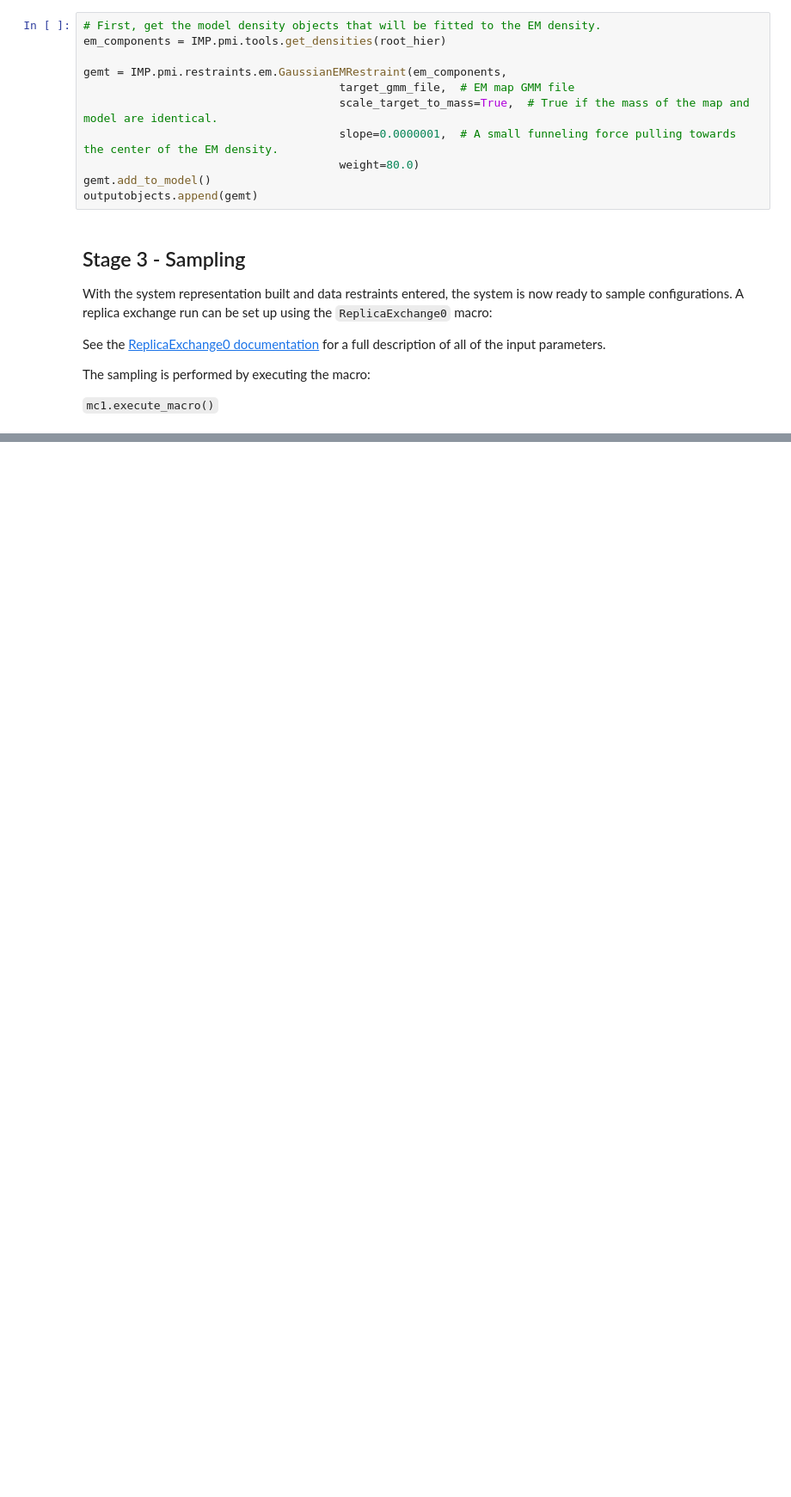
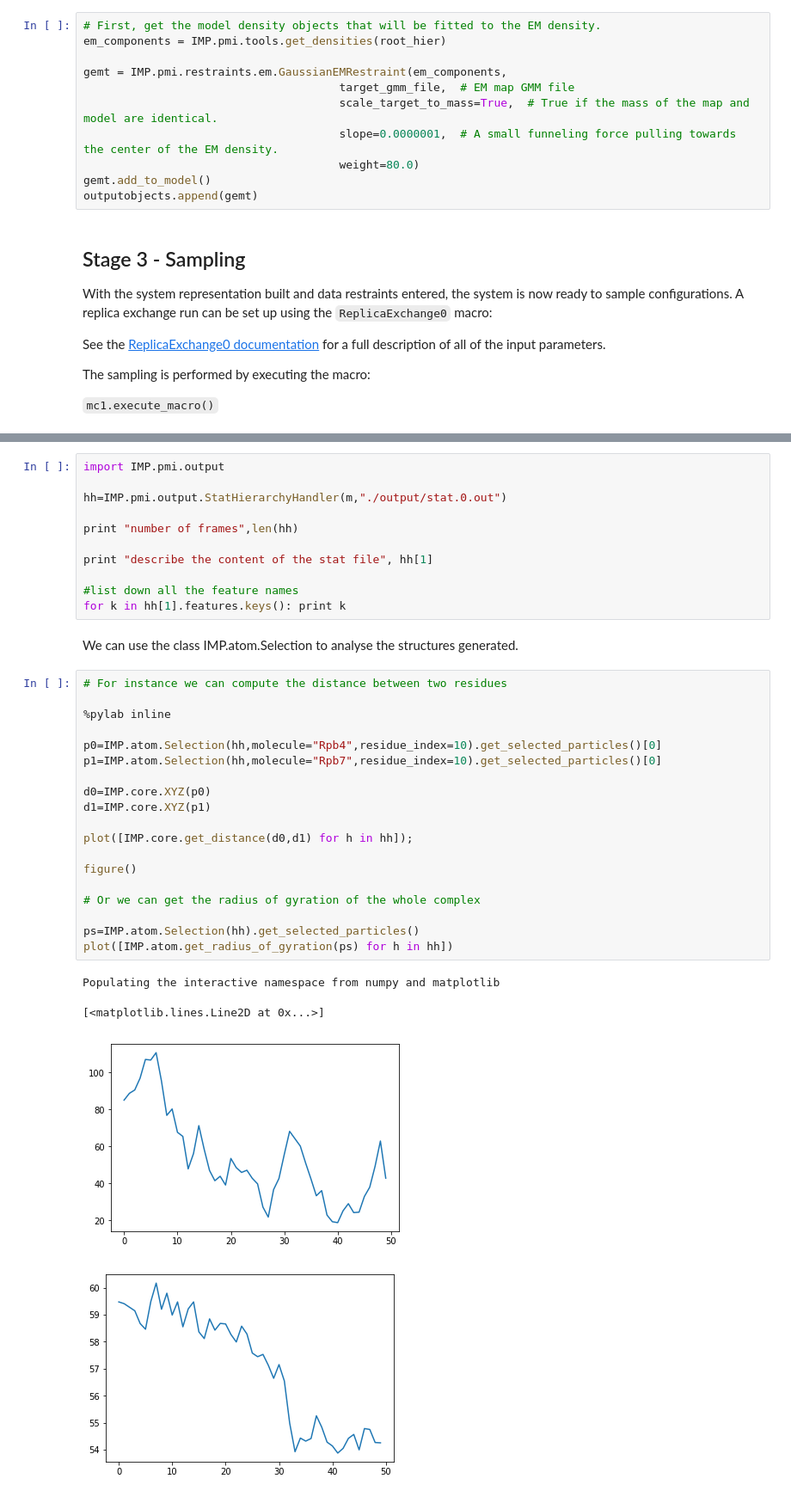
Before and after one commit to salilab/imp_tutorial, a Jupyter notebook: doc/Tutorial.ipynb, the cells around one changed output, grey strips where cells are left out. Shown at 86% size. Cells and saved outputs as stored; diff of their text form; blank space fills up the shorter version.

```diff
--- a/doc/Tutorial.ipynb
+++ b/doc/Tutorial.ipynb
@@ -1055,0 +594,37 @@ If the sampling is exhaustive, then similar clusters should be obtained from eac
+# %%
+import IMP.pmi.output
+
+hh=IMP.pmi.output.StatHierarchyHandler(m,"./output/stat.0.out")
+
+print "number of frames",len(hh)
+
+print "describe the content of the stat file", hh[1]
+
+#list down all the feature names
+for k in hh[1].features.keys(): print k
+# %% [markdown]
+We can use the class IMP.atom.Selection to analyse the structures generated.
+# %%
+# For instance we can compute the distance between two residues
+
+%pylab inline
+
+p0=IMP.atom.Selection(hh,molecule="Rpb4",residue_index=10).get_selected_particles()[0]
+p1=IMP.atom.Selection(hh,molecule="Rpb7",residue_index=10).get_selected_particles()[0]
+
+d0=IMP.core.XYZ(p0)
+d1=IMP.core.XYZ(p1)
+
+plot([IMP.core.get_distance(d0,d1) for h in hh]);
+
+figure()
+
+# Or we can get the radius of gyration of the whole complex
+
+ps=IMP.atom.Selection(hh).get_selected_particles()
+plot([IMP.atom.get_radius_of_gyration(ps) for h in hh])
+# %% [output]
+Populating the interactive namespace from numpy and matplotlib
+[<matplotlib.lines.Line2D at 0x...>]
+[figure, added]
+[figure, added]
```
Also changed, not shown: parts of 82 cells of this notebook.
